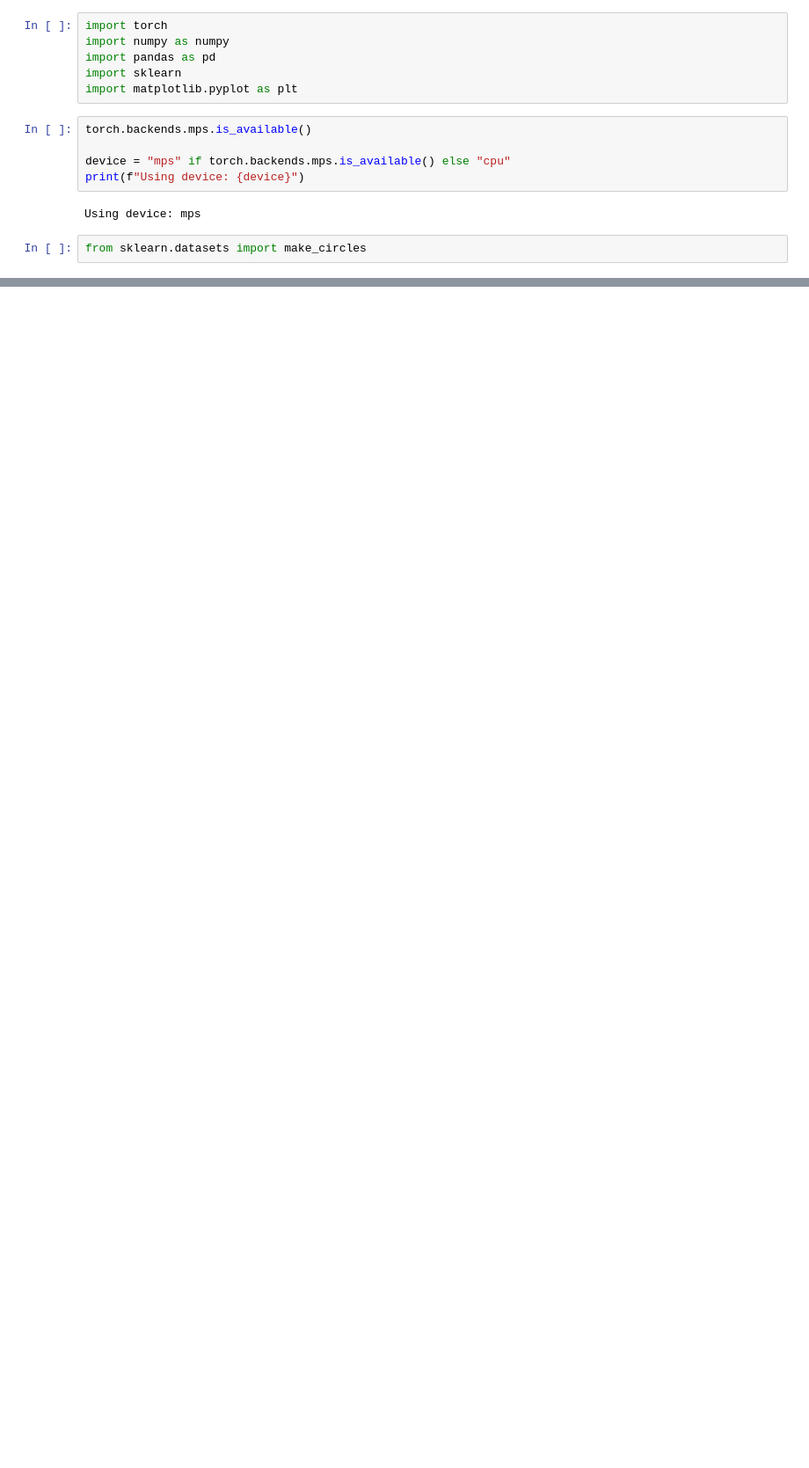
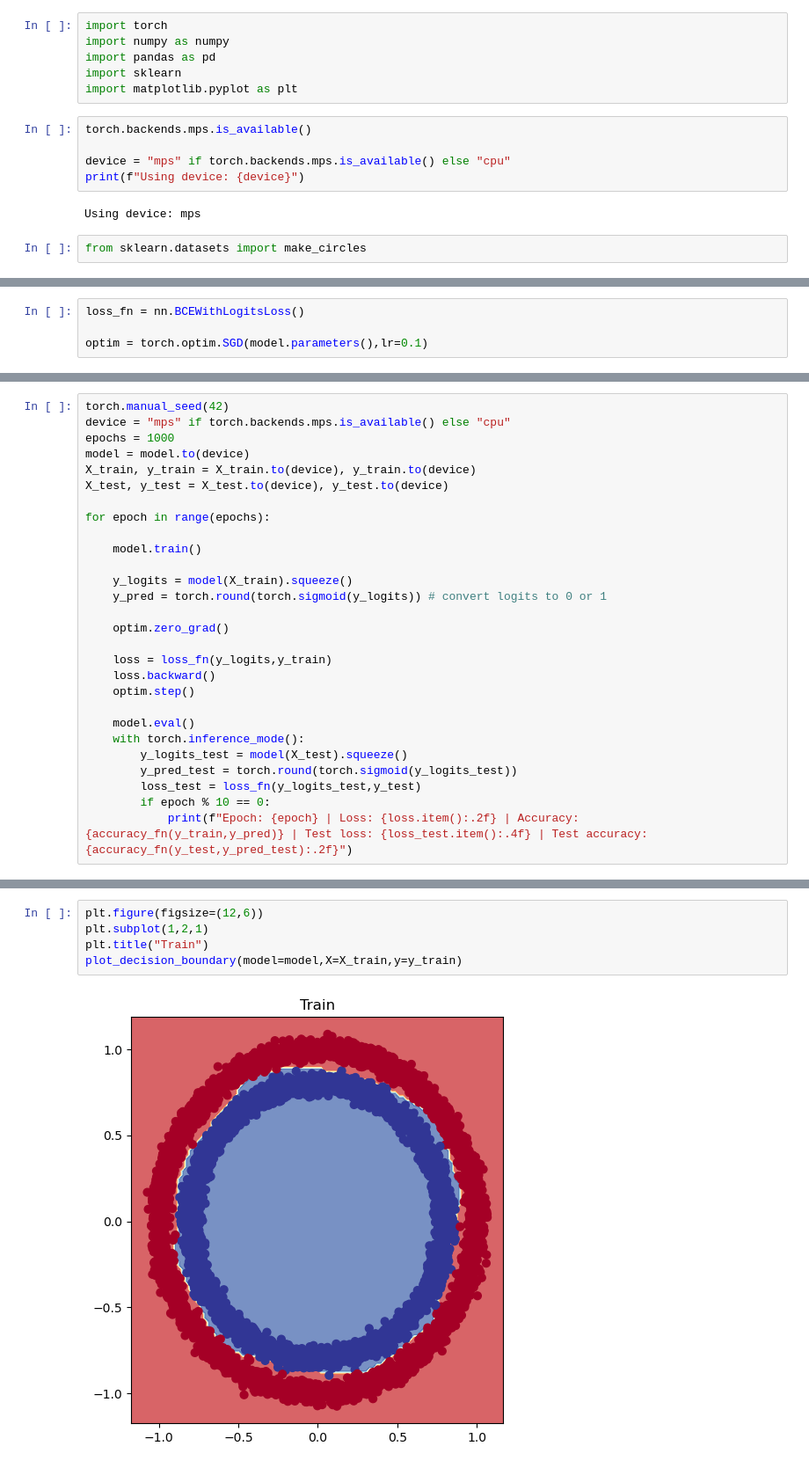
Before and after one commit to DanielSHuq/self-pytorch-deep-learning, a Jupyter notebook: 02_self_pytorch_classification.ipynb, the cells around one changed output, grey strips where cells are left out. Shown at 88% size. Saved outputs shown, nothing was run; the diff lists cells and outputs as text; blank space fills up the shorter version.

```diff
--- a/02_self_pytorch_classification.ipynb
+++ b/02_self_pytorch_classification.ipynb
@@ -30,0 +114,4 @@ input.shape,output.shape
+# %%
+loss_fn = nn.BCEWithLogitsLoss()
+
+optim = torch.optim.SGD(model.parameters(),lr=0.1)
@@ -30,0 +123,28 @@ input.shape,output.shape
+# %%
+torch.manual_seed(42)
+device = "mps" if torch.backends.mps.is_available() else "cpu"
+epochs = 1000
+model = model.to(device)
+X_train, y_train = X_train.to(device), y_train.to(device)
+X_test, y_test = X_test.to(device), y_test.to(device)
+
+for epoch in range(epochs):
+
+    model.train()
+
+    y_logits = model(X_train).squeeze()
+    y_pred = torch.round(torch.sigmoid(y_logits)) # convert logits to 0 or 1
+
+    optim.zero_grad()
+
+    loss = loss_fn(y_logits,y_train)
+    loss.backward()
+    optim.step()
+
+    model.eval()
+    with torch.inference_mode():
+        y_logits_test = model(X_test).squeeze()
+        y_pred_test = torch.round(torch.sigmoid(y_logits_test))
+        loss_test = loss_fn(y_logits_test,y_test)
+        if epoch % 10 == 0:
+            print(f"Epoch: {epoch} | Loss: {loss.item():.2f} | Accuracy: {accuracy_fn(y_train,y_pred)} | Test loss: {loss_test.item():.4f} | Test accuracy: {accuracy_fn(y_test,y_pred_test):.2f}")
@@ -30,0 +171,7 @@ input.shape,output.shape
+# %%
+plt.figure(figsize=(12,6))
+plt.subplot(1,2,1)
+plt.title("Train")
+plot_decision_boundary(model=model,X=X_train,y=y_train)
+# %% [output]
+[figure, added]
```
Also changed, not shown: parts of 17 cells of this notebook.
